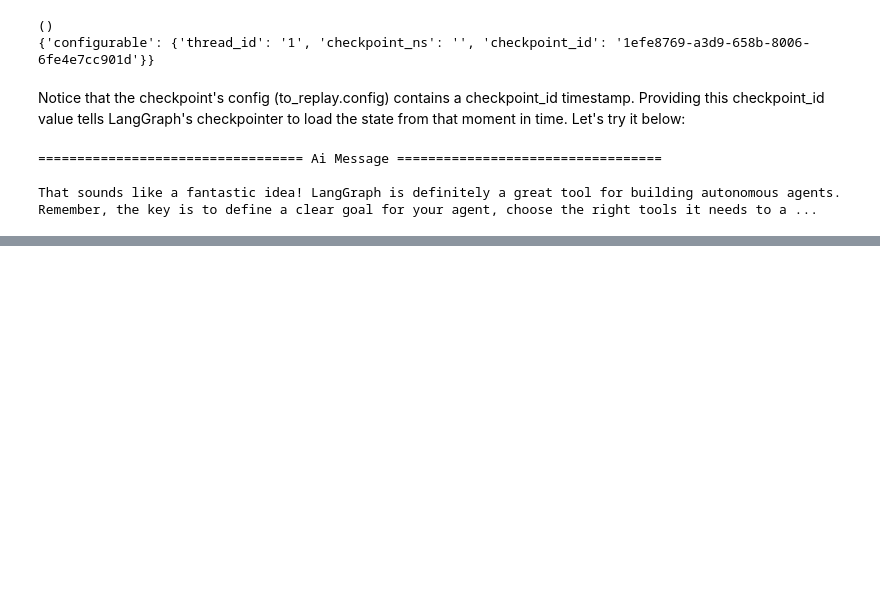
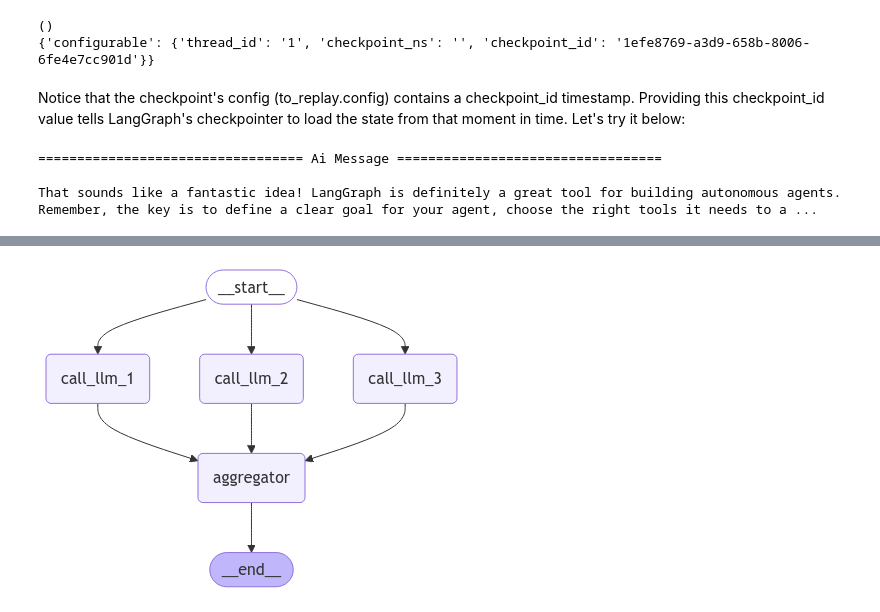
Before and after one commit to netojoseaugusto/langgraph-studies, a Jupyter notebook: learn_the_basics_section.ipynb, the cells around one changed output, grey strips where cells are left out. Cells and saved outputs as stored; diff of their text form; code cells hidden in the pictures; blank space fills up the shorter version.

```diff
--- a/learn_the_basics_section.ipynb
+++ b/learn_the_basics_section.ipynb
@@ -834,0 +842,9 @@ That sounds like a fantastic idea! LangGraph is definitely a great tool for buil
+# %%
+llm = ChatOpenAI(model="gpt-4")
+# %%
+class State(TypedDict):
+    topic: str
+    joke: str
+    story: str
+    poem: str
+    combined_output: str
@@ -834,0 +882,24 @@ That sounds like a fantastic idea! LangGraph is definitely a great tool for buil
+# %%
+# Build workflow
+parallel_builder = StateGraph(State)
+
+# Add nodes
+parallel_builder.add_node("call_llm_1", call_llm_1)
+parallel_builder.add_node("call_llm_2", call_llm_2)
+parallel_builder.add_node("call_llm_3", call_llm_3)
+parallel_builder.add_node("aggregator", aggregator)
+
+# Add edges to connect nodes
+parallel_builder.add_edge(START, "call_llm_1")
+parallel_builder.add_edge(START, "call_llm_2")
+parallel_builder.add_edge(START, "call_llm_3")
+parallel_builder.add_edge("call_llm_1", "aggregator")
+parallel_builder.add_edge("call_llm_2", "aggregator")
+parallel_builder.add_edge("call_llm_3", "aggregator")
+parallel_builder.add_edge("aggregator", END)
+parallel_workflow = parallel_builder.compile()
+# %%
+# Show workflow
+display(Image(parallel_workflow.get_graph().draw_mermaid_png()))
+# %% [output]
+[figure, added]
```
Also changed, not shown: parts of 56 cells of this notebook, 4 other files.
